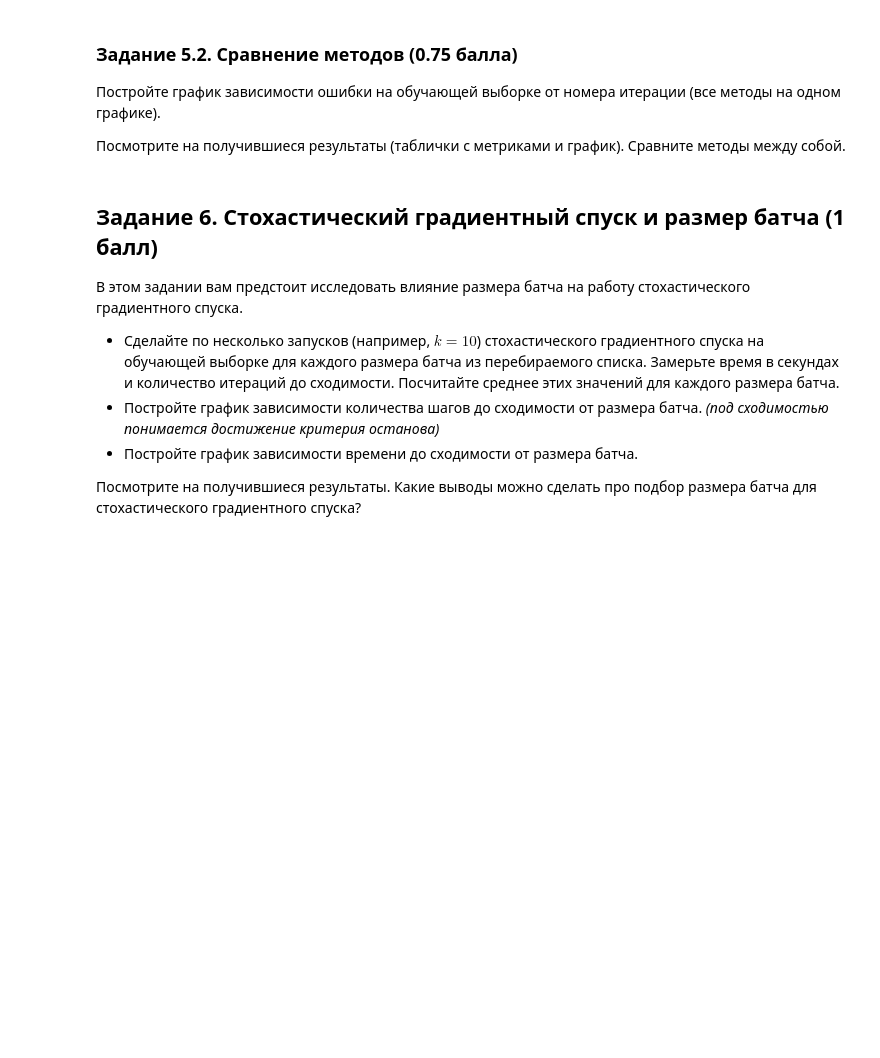
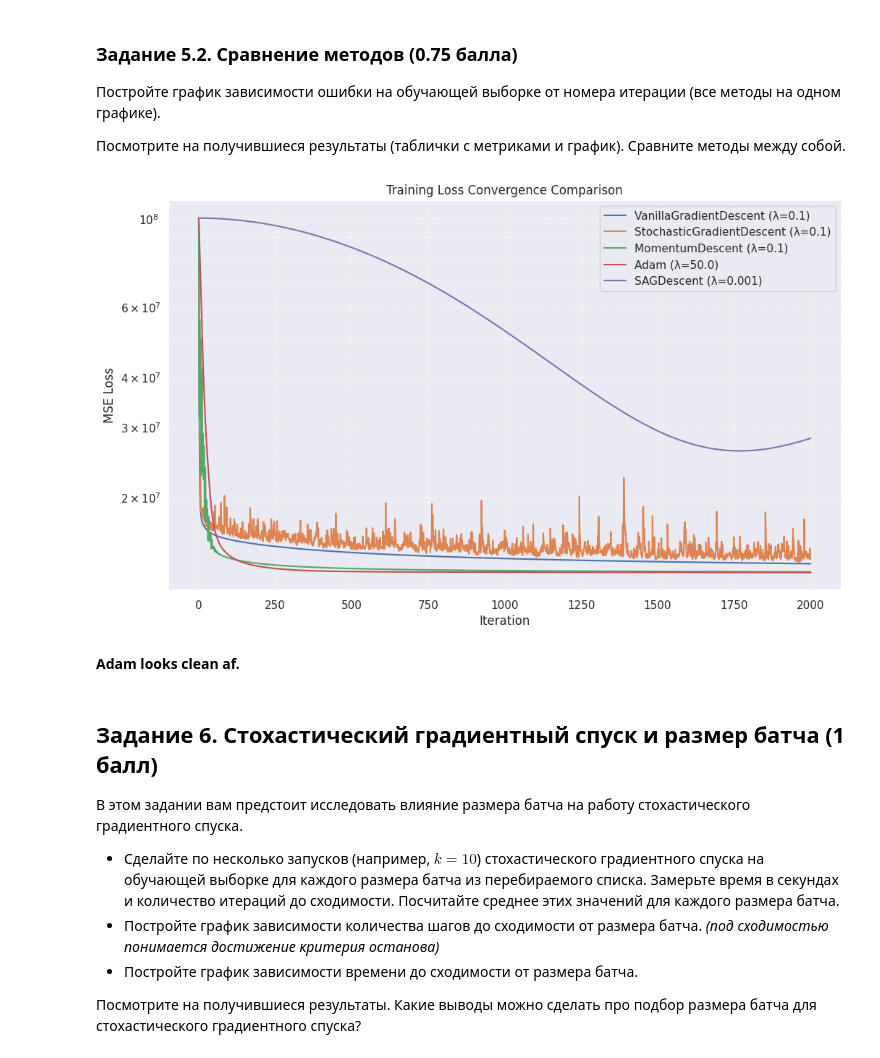
Before and after one commit to 9santa/ml-course-hse, a Jupyter notebook: ml1-2026-spring/homework-practice/homework-practice-02-gd/homework-practice-02-gd.ipynb, the cells around one changed output. Drawn from its saved outputs; the diff is of its cells as text; code cells hidden in the pictures; blank space fills up the shorter version.

```diff
--- a/ml1-2026-spring/homework-practice/homework-practice-02-gd/homework-practice-02-gd.ipynb
+++ b/ml1-2026-spring/homework-practice/homework-practice-02-gd/homework-practice-02-gd.ipynb
@@ -766,7 +834,35 @@ TypeError: unsupported operand type(s) for /: 'NoneType' and 'float'
 
 Посмотрите на получившиеся результаты (таблички с метриками и график). Сравните методы между собой.
 # %%
-# YOUR CODE HERE (づ｡◕‿‿◕｡)づ
+import matplotlib.pyplot as plt
+
+plt.figure(figsize=(12, 7))
+
+for index, row in results_df.iterrows():
+    method_name = row['Method']
+    best_lmbd = row['Best Lambda']
+
+    # Re-initialize
+    algo_class = globals()[method_name]
+    optimizer = algo_class(lr_schedule=ConstantLR(lr=best_lmbd), tolerance=1e-7, max_iter=2000)
+    model = CustomLinearRegression(optimizer=optimizer, loss_function=MSELoss())
+
+    model.fit(X_train, y_train)
+
+    # Plot the loss history
+    plt.plot(model.loss_history, label=f"{method_name} (λ={best_lmbd})")
+
+plt.xlabel('Iteration')
+plt.ylabel('MSE Loss')
+plt.title('Training Loss Convergence Comparison')
+plt.yscale('log')  # Log scale
+plt.legend()
+plt.grid(True, which="both", ls="--", alpha=0.5)
+plt.show()
+# %% [output]
+[figure, added]
+# %% [markdown]
+**Adam looks clean af.**
 # %% [markdown]
 ## Задание 6. Стохастический градиентный спуск и размер батча (1 балл)
 
```
Also changed, not shown: parts of 3 cells of this notebook.
